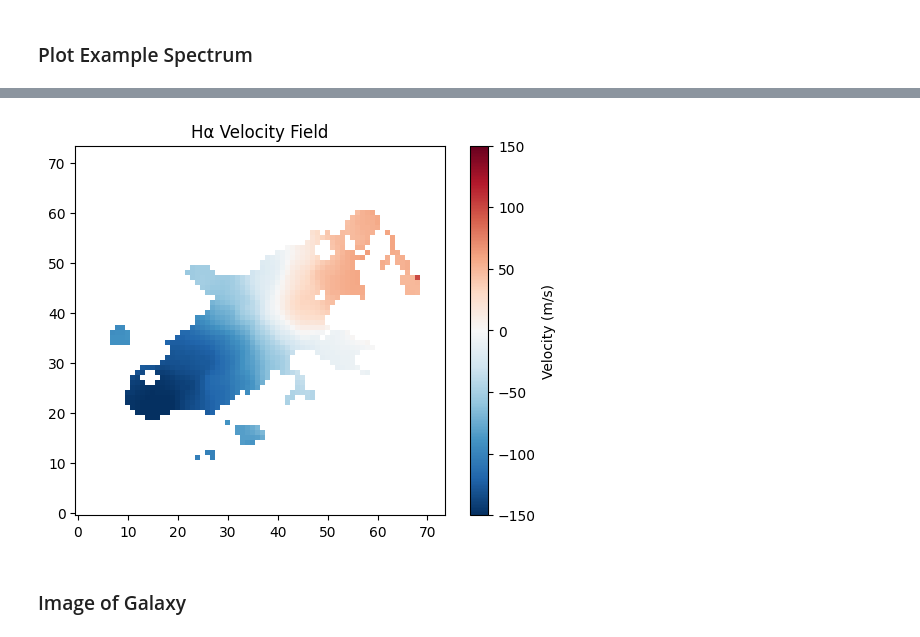
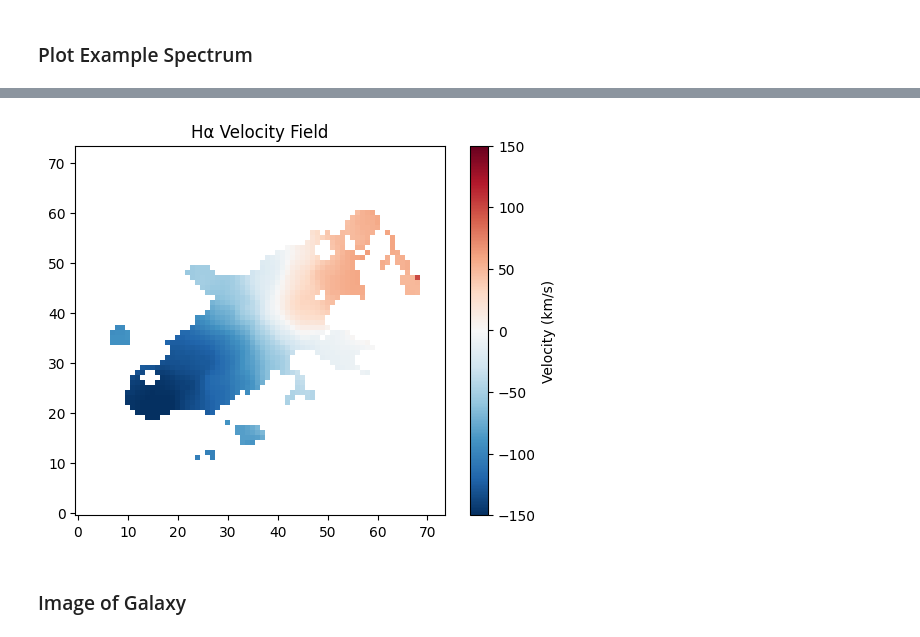
Before and after one commit to AJWestley/Galaxy-Redshift, a Jupyter notebook: pipeline.ipynb, the cells around one changed output, grey strips where cells are left out. Drawn from its saved outputs; the diff is of its cells as text; code cells hidden in the pictures.

Commit message:
Fixed plot

```diff
--- a/pipeline.ipynb
+++ b/pipeline.ipynb
@@ -27,12 +27,12 @@ plot_example_spectra(flux, wave, n=5)
 # %%
 vel_map, flux_map, wave_map, popt_map = cube_fit_Halpha(flux, wave, threshold=0.1, window_centre=6705, ws=15, std=0.5)
 
 plt.imshow(vel_map, origin='lower', cmap='RdBu_r', vmin=-150, vmax=150)
-plt.colorbar(label="Velocity (m/s)")
+plt.colorbar(label="Velocity (km/s)")
 plt.title("Hα Velocity Field")
 plt.show()
 # %% [output]
-[figure, old version]
+[figure, new version]
 # %%
 file = 'manga-12491-12704-LOGCUBE.fits'
 cube = fits.open(file)
```
Also changed, not shown: parts of 3 cells of this notebook.
